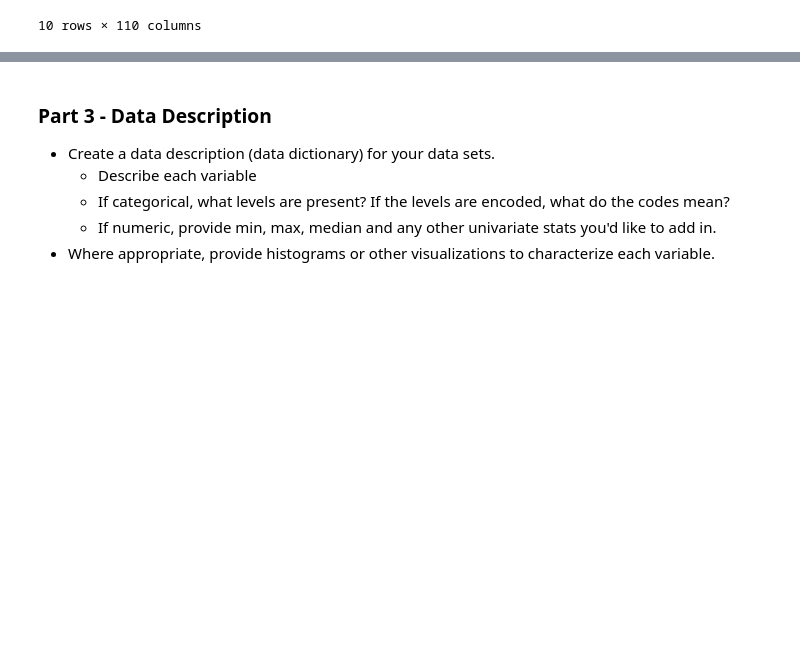
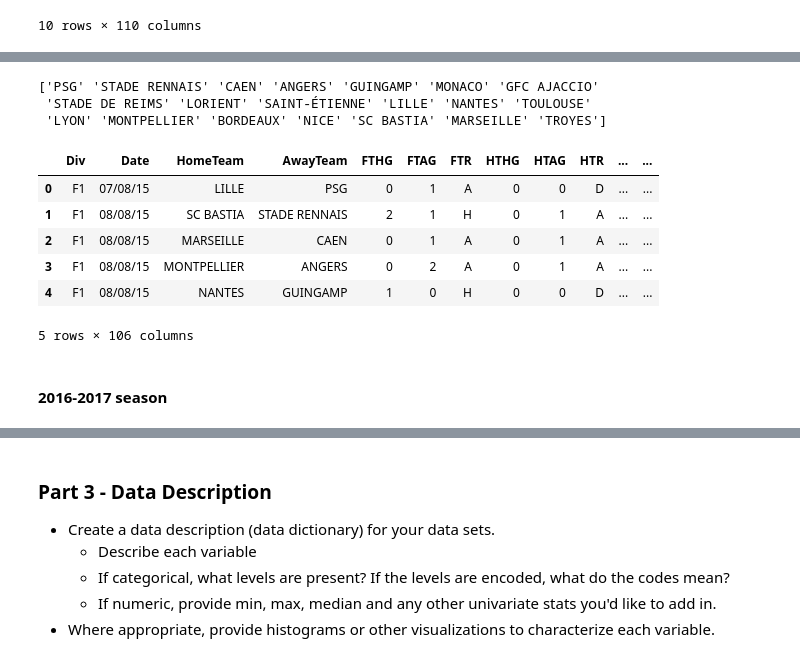
Before and after one commit to fordjackson26/CS5394Project2, a Jupyter notebook: Project02.ipynb, the cells around one changed output, grey strips where cells are left out. Cells and saved outputs as stored; diff of their text form; code cells hidden in the pictures; blank space fills up the shorter version.

```diff
--- a/Project02.ipynb
+++ b/Project02.ipynb
@@ -1191,0 +1283,28 @@ englishData.head(10)
+# %%
+df2015 = frn_by_years.get_group(2015)
+dfdates = pd.read_csv('french-ligue-1/data/season-1516_csv.csv')
+dfdates['HomeTeam'] = dfdates['HomeTeam'].str.upper()
+dfdates['AwayTeam'] = dfdates['AwayTeam'].str.upper()
+t1 = df2015['Home Team'].unique()
+t2 = dfdates['HomeTeam'].unique()
+
+names = dict()
+t1.sort()
+t2.sort()
+t2[0] ='GFC AJACCIO'
+t2[2] = "SC BASTIA"
+t2[len(t2) - 5] = 'STADE DE REIMS'
+t2[len(t2) - 4] = "STADE RENNAIS"
+t2[len(t2) - 3] = "SAINT-ÉTIENNE"
+t2.sort()
+t2[3] = "AJACCIO GFCO"
+t2[len(t2) - 5] = "BASTIA"
+t2[len(t2) - 3] = 'RENNES'
+t2[len(t2) - 4] = "REIMS"
+t2[len(t2) - 6]= "ST ETIENNE"
+
+
+
+for i in range(len(t1)):
+    print(t2[i] + '--' + t1[i])
+    names[t2[i]] = t1[i]
@@ -1191,0 +1332,21 @@ englishData.head(10)
+# %%
+dfdates['HomeTeam'] = dfdates['HomeTeam'].apply(lambda x: names[x])
+dfdates['AwayTeam'] = dfdates['AwayTeam'].apply(lambda x: names[x])
+print(dfdates['AwayTeam'].unique())
+# %% [output]
+['PSG' 'STADE RENNAIS' 'CAEN' 'ANGERS' 'GUINGAMP' 'MONACO' 'GFC AJACCIO'
+ 'STADE DE REIMS' 'LORIENT' 'SAINT-ÉTIENNE' 'LILLE' 'NANTES' 'TOULOUSE'
+ 'LYON' 'MONTPELLIER' 'BORDEAUX' 'NICE' 'SC BASTIA' 'MARSEILLE' 'TROYES']
+# %%
+fr2015combo = pd.merge(dfdates, df2015, left_on=['HomeTeam','AwayTeam'], right_on=['Home Team', 'Away Team'])
+fr2015combo.head()
+# %% [output]
+|  | Div | Date | HomeTeam | AwayTeam | FTHG | FTAG | FTR | HTHG | HTAG | HTR | ... | ... |
+| 0 | F1 | 07/08/15 | LILLE | PSG | 0 | 1 | A | 0 | 0 | D | ... | ... |
+| 1 | F1 | 08/08/15 | SC BASTIA | STADE RENNAIS | 2 | 1 | H | 0 | 1 | A | ... | ... |
+| 2 | F1 | 08/08/15 | MARSEILLE | CAEN | 0 | 1 | A | 0 | 1 | A | ... | ... |
+| 3 | F1 | 08/08/15 | MONTPELLIER | ANGERS | 0 | 2 | A | 0 | 1 | A | ... | ... |
+| 4 | F1 | 08/08/15 | NANTES | GUINGAMP | 1 | 0 | H | 0 | 0 | D | ... | ... |
+5 rows × 106 columns
+# %% [markdown]
+#### 2016-2017 season
```
Also changed, not shown: parts of 28 cells of this notebook.
